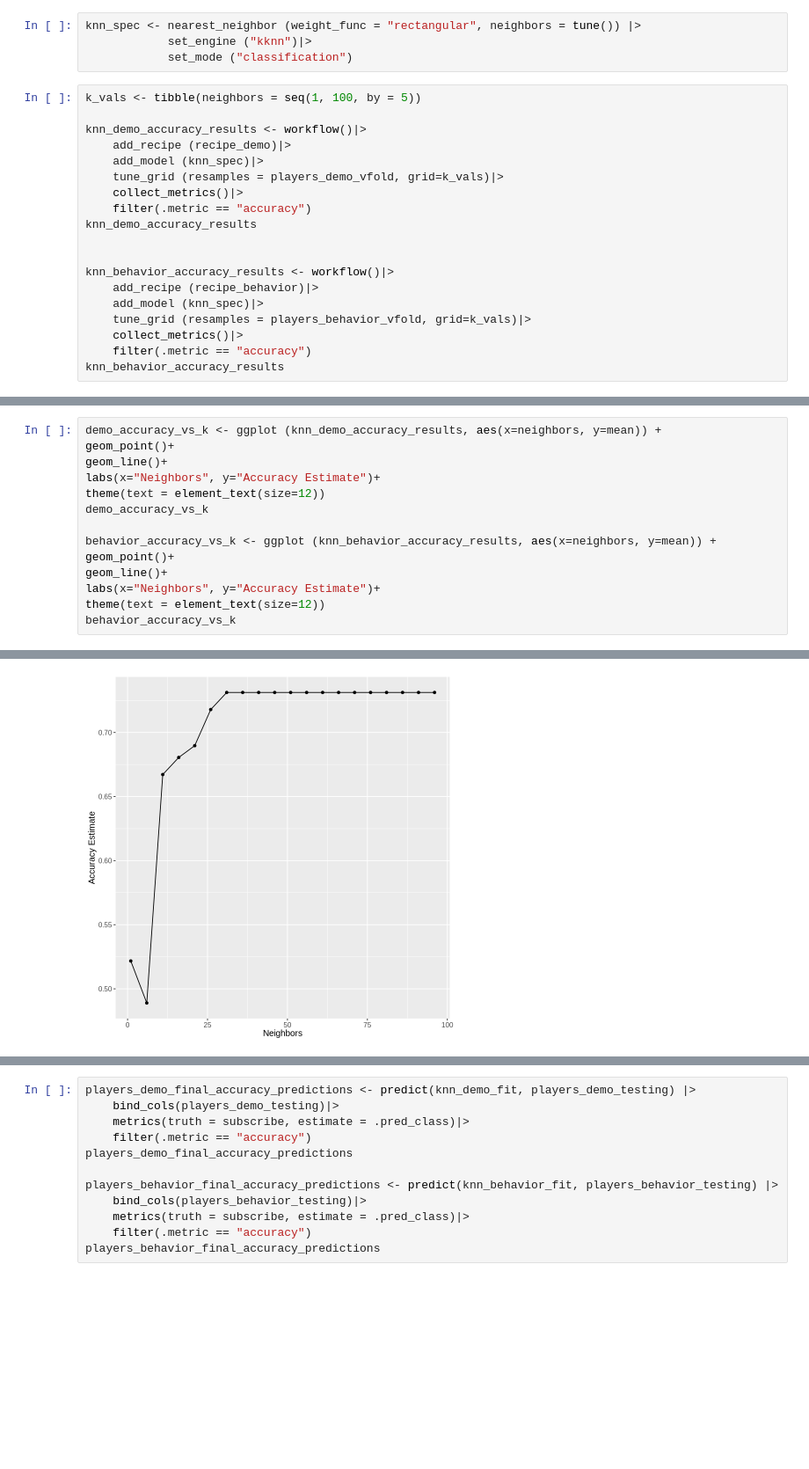
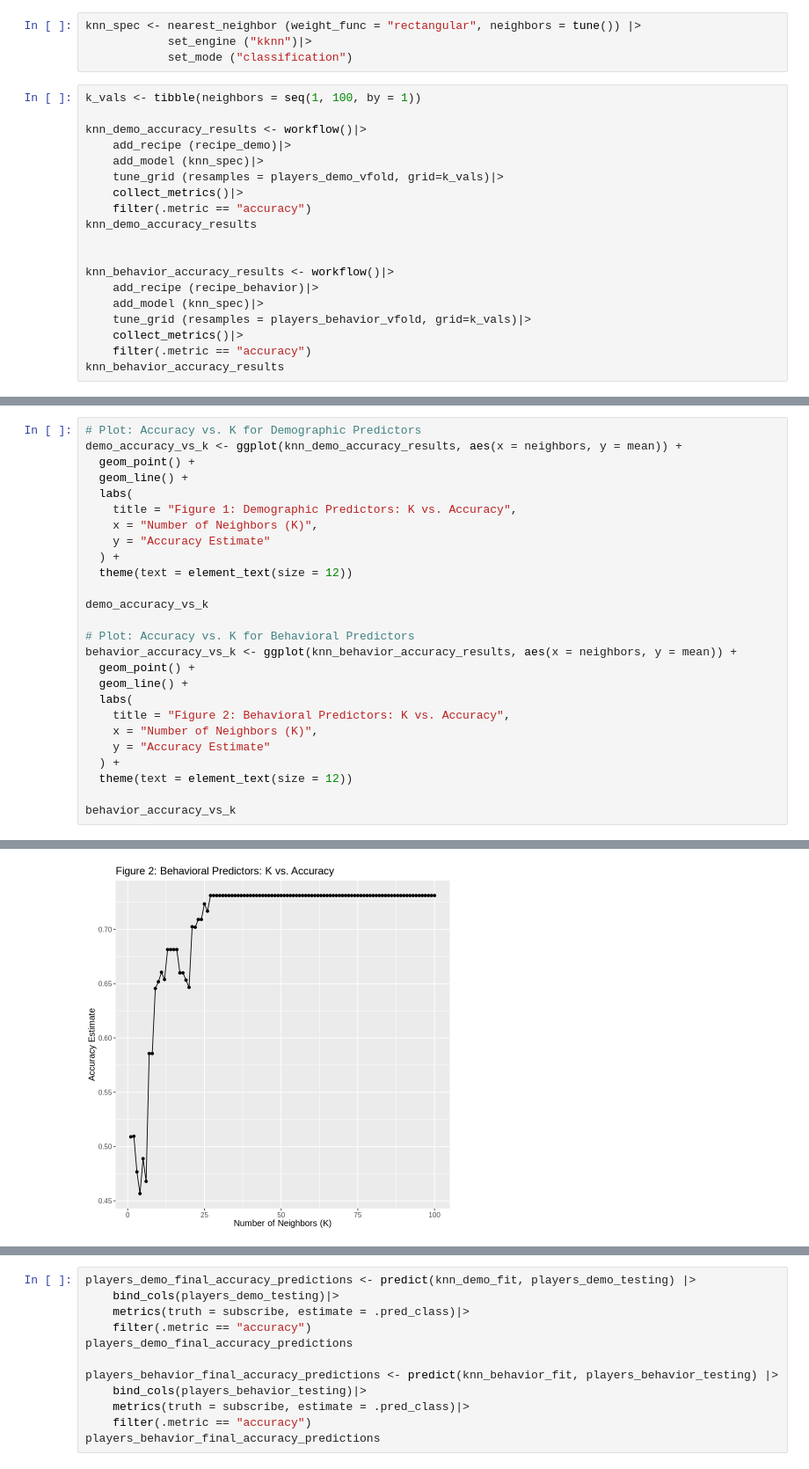
Before and after one commit to HenryZang/DSCI_100_Minecraft_Project, a Jupyter notebook: analysis.ipynb, the cells around one changed output, grey strips where cells are left out. Shown at 88% size. Cells and saved outputs as stored; diff of their text form; blank space fills up the shorter version.

Commit message:
Method and Results section done
consider adding a model for all predictors?

```diff
--- a/analysis.ipynb
+++ b/analysis.ipynb
@@ -481,7 +571,7 @@ knn_spec <- nearest_neighbor (weight_func = "rectangular", neighbors = tune()) |
             set_engine ("kknn")|>
             set_mode ("classification")
 # %%
-k_vals <- tibble(neighbors = seq(1, 100, by = 5))
+k_vals <- tibble(neighbors = seq(1, 100, by = 1))
 
 knn_demo_accuracy_results <- workflow()|>
     add_recipe (recipe_demo)|>
@@ -556,15 +662,27 @@ behavior_best_k
 # %%
-demo_accuracy_vs_k <- ggplot (knn_demo_accuracy_results, aes(x=neighbors, y=mean)) +
-geom_point()+
-geom_line()+
-labs(x="Neighbors", y="Accuracy Estimate")+
-theme(text = element_text(size=12))
+# Plot: Accuracy vs. K for Demographic Predictors
+demo_accuracy_vs_k <- ggplot(knn_demo_accuracy_results, aes(x = neighbors, y = mean)) +
+  geom_point() +
+  geom_line() +
+  labs(
+    title = "Figure 1: Demographic Predictors: K vs. Accuracy",
+    x = "Number of Neighbors (K)",
+    y = "Accuracy Estimate"
+  ) +
+  theme(text = element_text(size = 12))
+
 demo_accuracy_vs_k
 
-behavior_accuracy_vs_k <- ggplot (knn_behavior_accuracy_results, aes(x=neighbors, y=mean)) +
-geom_point()+
-geom_line()+
-labs(x="Neighbors", y="Accuracy Estimate")+
-theme(text = element_text(size=12))
+# Plot: Accuracy vs. K for Behavioral Predictors
+behavior_accuracy_vs_k <- ggplot(knn_behavior_accuracy_results, aes(x = neighbors, y = mean)) +
+  geom_point() +
+  geom_line() +
+  labs(
+    title = "Figure 2: Behavioral Predictors: K vs. Accuracy",
+    x = "Number of Neighbors (K)",
+    y = "Accuracy Estimate"
+  ) +
+  theme(text = element_text(size = 12))
+
 behavior_accuracy_vs_k
 # %% [output]
@@ -572 +690 @@ behavior_accuracy_vs_k
-[figure, old version]
+[figure, new version]
```
Also changed, not shown: parts of 25 cells of this notebook.
